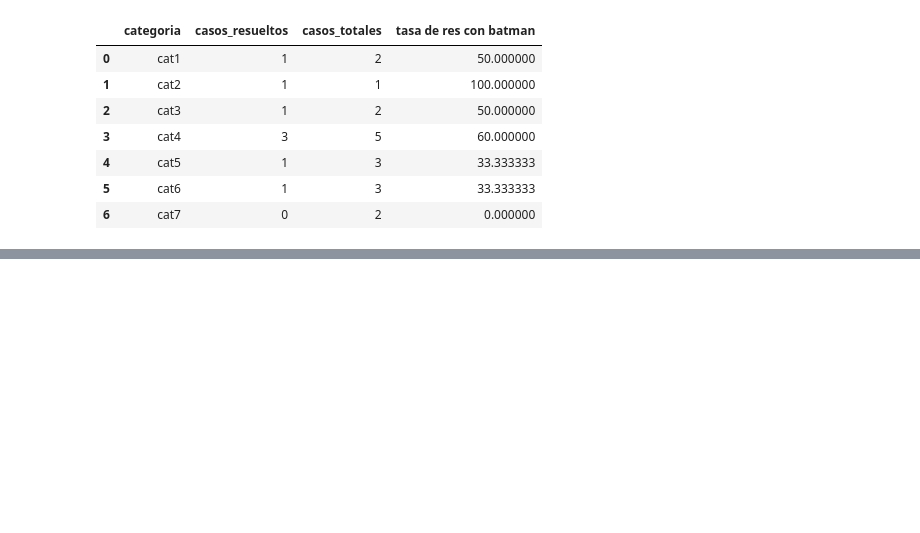
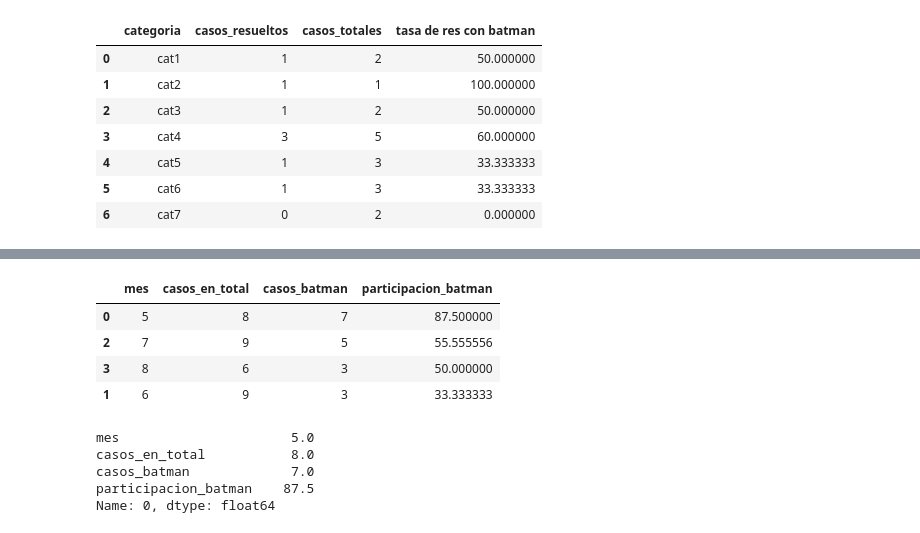
Before and after one commit to JoseMorisJr/practicapandas, a Jupyter notebook: guia1_6.ipynb, the cells around one changed output, grey strips where cells are left out. Cells and saved outputs as stored; diff of their text form; code cells hidden in the pictures; blank space fills up the shorter version.

```diff
--- a/guia1_6.ipynb
+++ b/guia1_6.ipynb
@@ -171,0 +245,16 @@ casos_batman.head(8)
+# %%
+comp_casos_mensuales.sort_values('participacion_batman', ascending = False)
+# %% [output]
+|  | mes | casos_en_total | casos_batman | participacion_batman |
+| 0 | 5 | 8 | 7 | 87.500000 |
+| 2 | 7 | 9 | 5 | 55.555556 |
+| 3 | 8 | 6 | 3 | 50.000000 |
+| 1 | 6 | 9 | 3 | 33.333333 |
+# %%
+comp_casos_mensuales.iloc[0,:]
+# %% [output]
+mes                      5.0
+casos_en_total           8.0
+casos_batman             7.0
+participacion_batman    87.5
+Name: 0, dtype: float64
```
Also changed, not shown: parts of 6 cells of this notebook.
